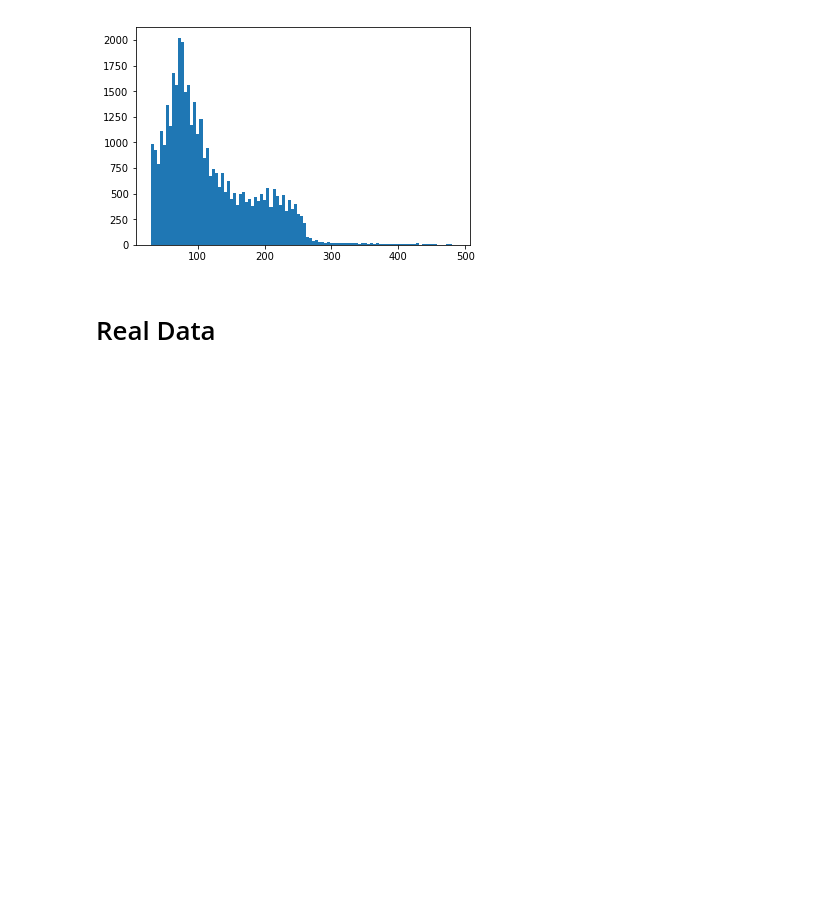
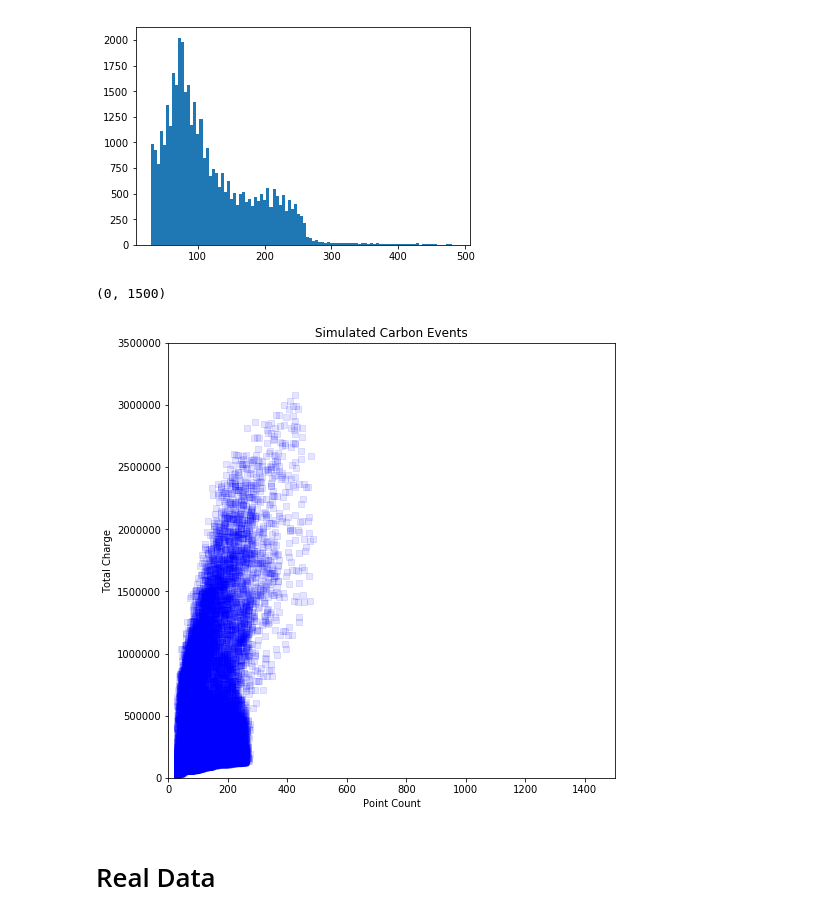
Before and after one commit to jtaylorz/attpc-event-classification, a Jupyter notebook: jupyter-notebooks/real-data-work/Visualize_PointCount.ipynb, the cells around one changed output. Cells and saved outputs as stored; diff of their text form; code cells hidden in the pictures; blank space fills up the shorter version.

```diff
--- a/jupyter-notebooks/real-data-work/Visualize_PointCount.ipynb
+++ b/jupyter-notebooks/real-data-work/Visualize_PointCount.ipynb
@@ -88,6 +105,19 @@ plt.hist(C_pt_counts, bins=100)
         466.8 , 471.35, 475.9 , 480.45, 485.  ]),
  <a list of 100 Patch objects>)
 [figure]
+# %%
+plt.figure(figsize=(8,8))
+C = plt.scatter(C_pt_counts, C_totalcharge, marker='s', c='blue', alpha=0.1)
+
+plt.title("Simulated Carbon Events")
+plt.xlabel("Point Count")
+plt.ylabel("Total Charge")
+
+plt.ylim((0,3500000))
+plt.xlim((0,1500))
+# %% [output]
+(0, 1500)
+[figure, added]
 # %% [markdown]
 # Real Data
 # %%
```
Also changed, not shown: parts of 5 cells of this notebook, 3 other files.
